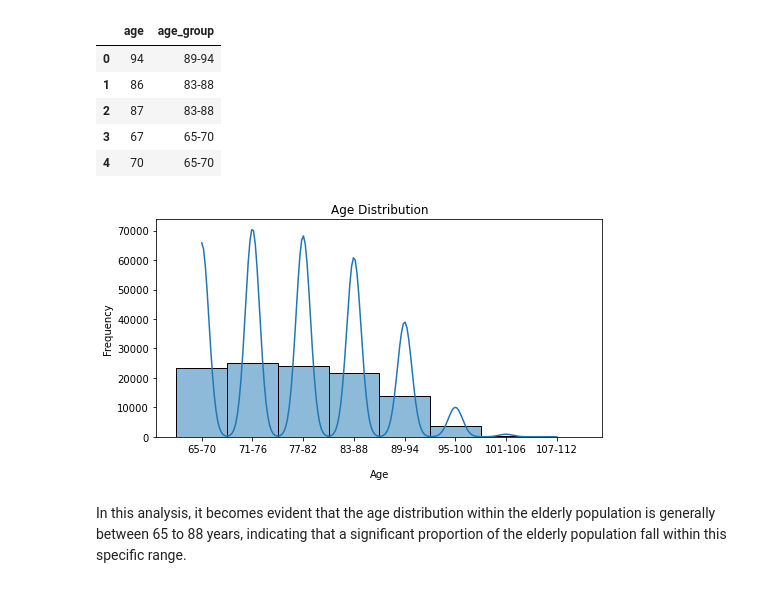
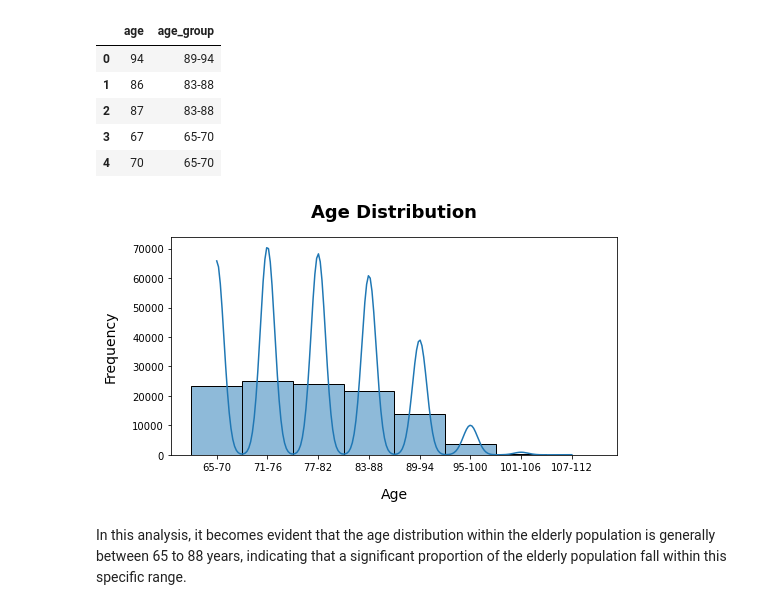
Before and after one commit to Queenvivy/CDC, a Jupyter notebook: CDC Adult Falls Edited.ipynb, the cells around one changed output. Saved outputs shown, nothing was run; the diff lists cells and outputs as text; code cells hidden in the pictures.

```diff
--- a/CDC Adult Falls Edited.ipynb
+++ b/CDC Adult Falls Edited.ipynb
@@ -69,29 +49,0 @@ Name: treatment_date, Length: 115128, dtype: object
-# %%
-
-# Convert 'treatment_date' column to datetime if it's not already
-data['treatment_date'] = pd.to_datetime(data['treatment_date'])
-
-# Extract the month and create a new column
-data['month'] = data['treatment_date'].dt.month
-
-
-# Create a dictionary to map month values to month names
-month_mapping = {
-    1: 'Jan',
-    2: 'Feb',
-    3: 'Mar',
-    4: 'Apr',
-    5: 'May',
-    6: 'Jun',
-    7: 'Jul',
-    8: 'Aug',
-    9: 'Sep',
-    10: 'Oct',
-    11: 'Nov',
-    12: 'Dec'
-}
-
-
-data['month'] = data['month'].replace(month_mapping)
-
-data
@@ -206,6 +147,9 @@ data.head(3)
 with open('data/variable_mapping.json', 'r') as f:
     mapping = json.load(f, parse_int=True)
 # %%
-#Overview of the variable mapping file
-mapping
+#Overview of the variable mapping file, just showing first 10 values of each sub-dictionary
+for key in mapping:
+    sub_dict = mapping[key]
+
+    print({key: {sub_key: sub_dict[sub_key] for sub_key in list(sub_dict)[:10]}})
 # %% [output]
@@ -428,0 +376,2 @@ decoded_data.head(3)
+# %%
+decoded_data['month'] = decoded_data['treatment_date'].dt.month_name().str[:3]
@@ -463,13 +421,13 @@ decoded_data[['age', 'age_group']][:5]
 # %%
 plt.figure(figsize=(8, 4))
 
 sns.histplot(decoded_data['age_group'], bins = 20, kde = True)
 
-plt.title('Age Distribution')
-plt.xlabel('Age', labelpad = 15)
-plt.ylabel('Frequency');
+plt.title('Age Distribution', pad = 20, fontsize = 18, weight = 'bold')
+plt.xlabel('Age', labelpad = 15, fontsize = 14)
+plt.ylabel('Frequency', labelpad = 15, fontsize = 14);
 # %% [output]
-[figure, old version]
+[figure, new version]
 # %% [markdown]
 In this analysis, it becomes evident that the age distribution within the elderly population is generally between 65 to 88 years, indicating that a significant proportion of the elderly population fall within this specific range.
 # %% [markdown]
```
Also changed, not shown: parts of 44 cells of this notebook.
